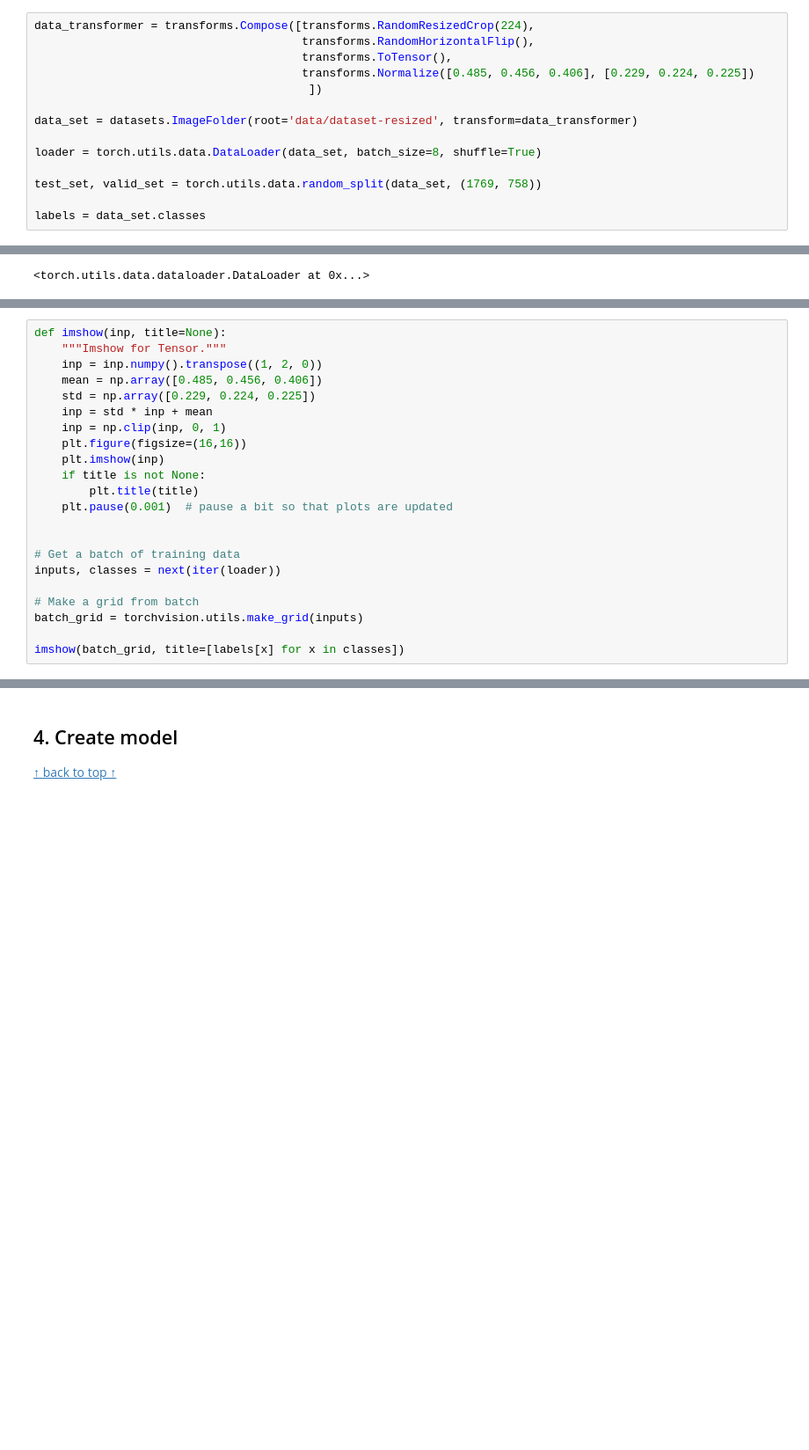
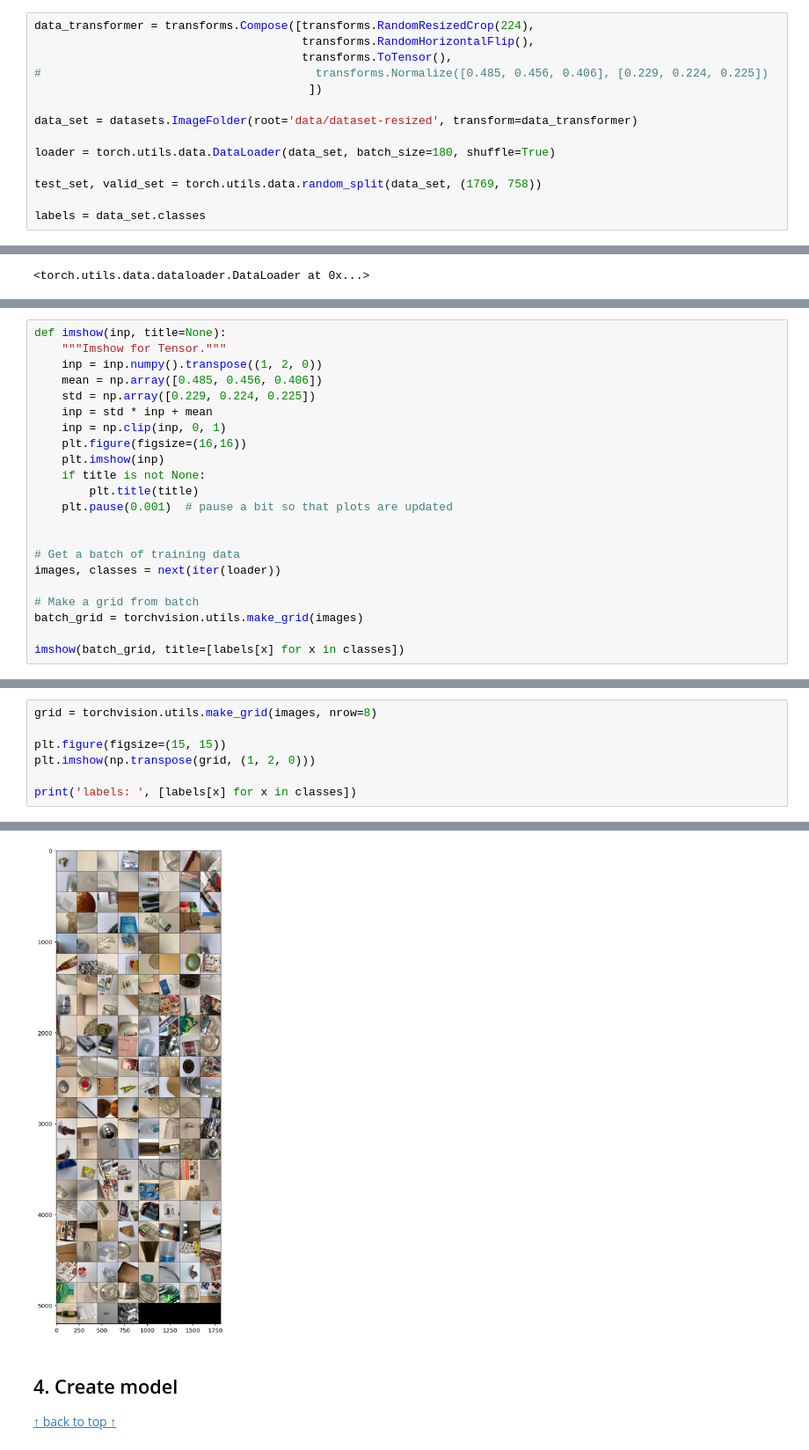
Before and after one commit to ElRapa/FinalProject, a Jupyter notebook: Image_Recogniser.ipynb, the cells around one changed output, grey strips where cells are left out. Shown at 88% size. Cells and saved outputs as stored; diff of their text form; blank space fills up the shorter version.

```diff
--- a/Image_Recogniser.ipynb
+++ b/Image_Recogniser.ipynb
@@ -53,12 +55,12 @@ import pytorch_lightning
 data_transformer = transforms.Compose([transforms.RandomResizedCrop(224),
                                        transforms.RandomHorizontalFlip(),
                                        transforms.ToTensor(),
-                                       transforms.Normalize([0.485, 0.456, 0.406], [0.229, 0.224, 0.225])
+#                                        transforms.Normalize([0.485, 0.456, 0.406], [0.229, 0.224, 0.225])
                                         ])
 
 data_set = datasets.ImageFolder(root='data/dataset-resized', transform=data_transformer)
 
-loader = torch.utils.data.DataLoader(data_set, batch_size=8, shuffle=True)
+loader = torch.utils.data.DataLoader(data_set, batch_size=180, shuffle=True)
 
 test_set, valid_set = torch.utils.data.random_split(data_set, (1769, 758))
 
@@ -87,10 +87,10 @@ def imshow(inp, title=None):
 
 
 # Get a batch of training data
-inputs, classes = next(iter(loader))
+images, classes = next(iter(loader))
 
 # Make a grid from batch
-batch_grid = torchvision.utils.make_grid(inputs)
+batch_grid = torchvision.utils.make_grid(images)
 
 imshow(batch_grid, title=[labels[x] for x in classes])
 # %% [output]
@@ -97,0 +98,8 @@ imshow(batch_grid, title=[labels[x] for x in classes])
+# %%
+grid = torchvision.utils.make_grid(images, nrow=8)
+
+plt.figure(figsize=(15, 15))
+plt.imshow(np.transpose(grid, (1, 2, 0)))
+
+print('labels: ', [labels[x] for x in classes])
+# %% [output]
@@ -98,3 +107,4 @@ imshow(batch_grid, title=[labels[x] for x in classes])
+[figure, added]
 # %% [markdown]
 ## 4. Create model <a name="4"></a>
 [↑ back to top ↑](#index)
```
Also changed, not shown: parts of 10 cells of this notebook.
